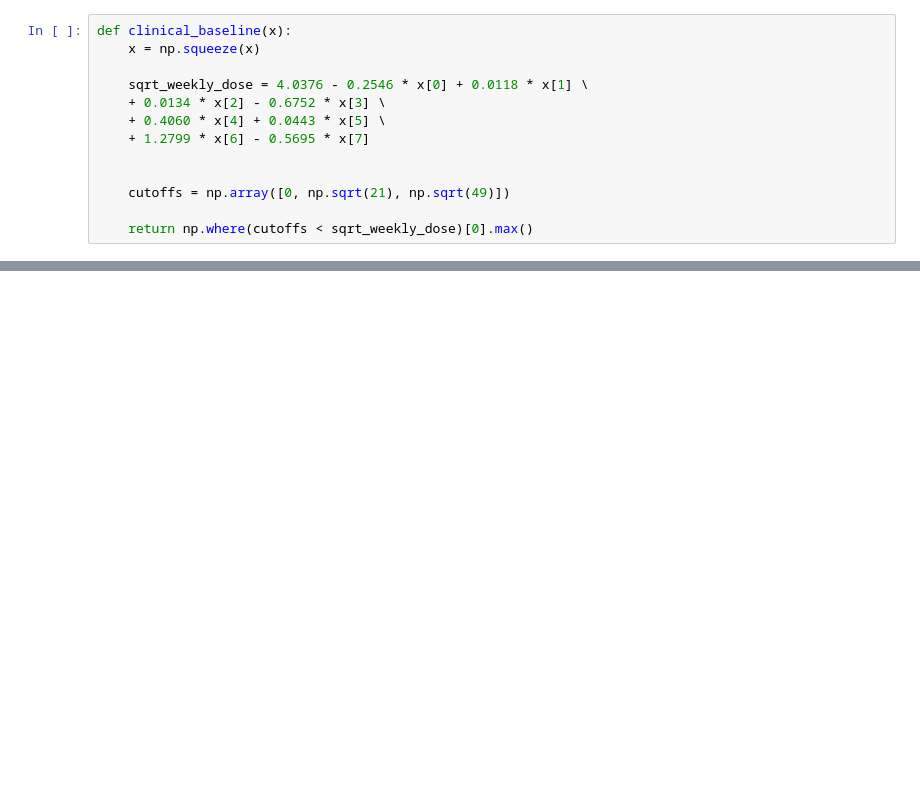
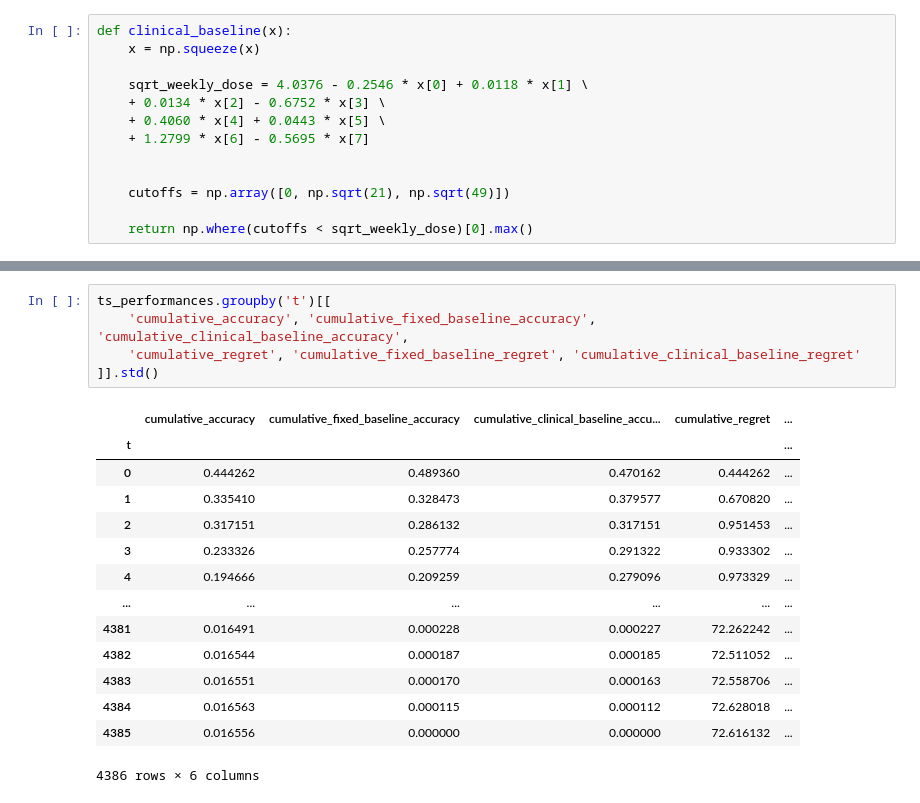
Before and after one commit to amarvenu/rl-project, a Jupyter notebook: thompson.ipynb, the cells around one changed output, grey strips where cells are left out. Cells and saved outputs as stored; diff of their text form; blank space fills up the shorter version.

```diff
--- a/thompson.ipynb
+++ b/thompson.ipynb
@@ -149,0 +152,20 @@ ts_grouped[[
+# %%
+ts_performances.groupby('t')[[
+    'cumulative_accuracy', 'cumulative_fixed_baseline_accuracy', 'cumulative_clinical_baseline_accuracy',
+    'cumulative_regret', 'cumulative_fixed_baseline_regret', 'cumulative_clinical_baseline_regret'
+]].std()
+# %% [output]
+|  | cumulative_accuracy | cumulative_fixed_baseline_accuracy | cumulative_clinical_baseline_accu... | cumulative_regret | ... |
+| t |  |  |  |  | ... |
+| 0 | 0.444262 | 0.489360 | 0.470162 | 0.444262 | ... |
+| 1 | 0.335410 | 0.328473 | 0.379577 | 0.670820 | ... |
+| 2 | 0.317151 | 0.286132 | 0.317151 | 0.951453 | ... |
+| 3 | 0.233326 | 0.257774 | 0.291322 | 0.933302 | ... |
+| 4 | 0.194666 | 0.209259 | 0.279096 | 0.973329 | ... |
+| ... | ... | ... | ... | ... | ... |
+| 4381 | 0.016491 | 0.000228 | 0.000227 | 72.262242 | ... |
+| 4382 | 0.016544 | 0.000187 | 0.000185 | 72.511052 | ... |
+| 4383 | 0.016551 | 0.000170 | 0.000163 | 72.558706 | ... |
+| 4384 | 0.016563 | 0.000115 | 0.000112 | 72.628018 | ... |
+| 4385 | 0.016556 | 0.000000 | 0.000000 | 72.616132 | ... |
+4386 rows × 6 columns
```
Also changed, not shown: parts of 9 cells of this notebook, 2 other files.
